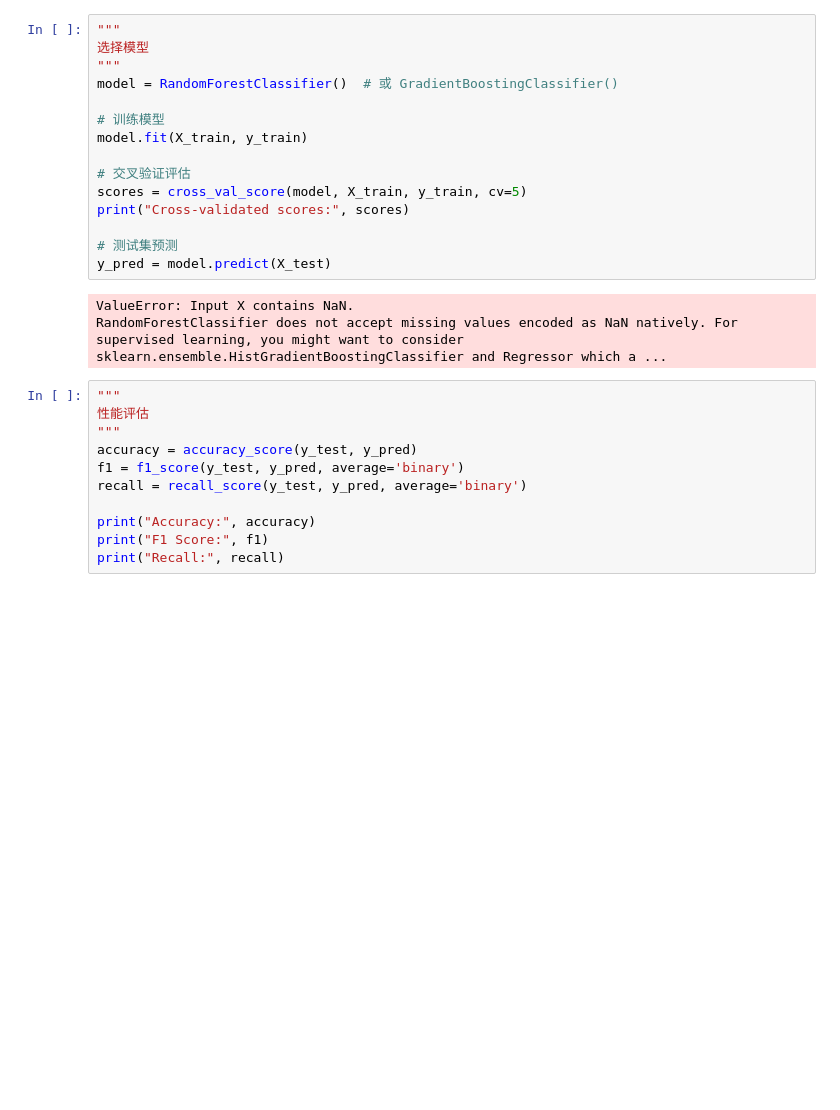
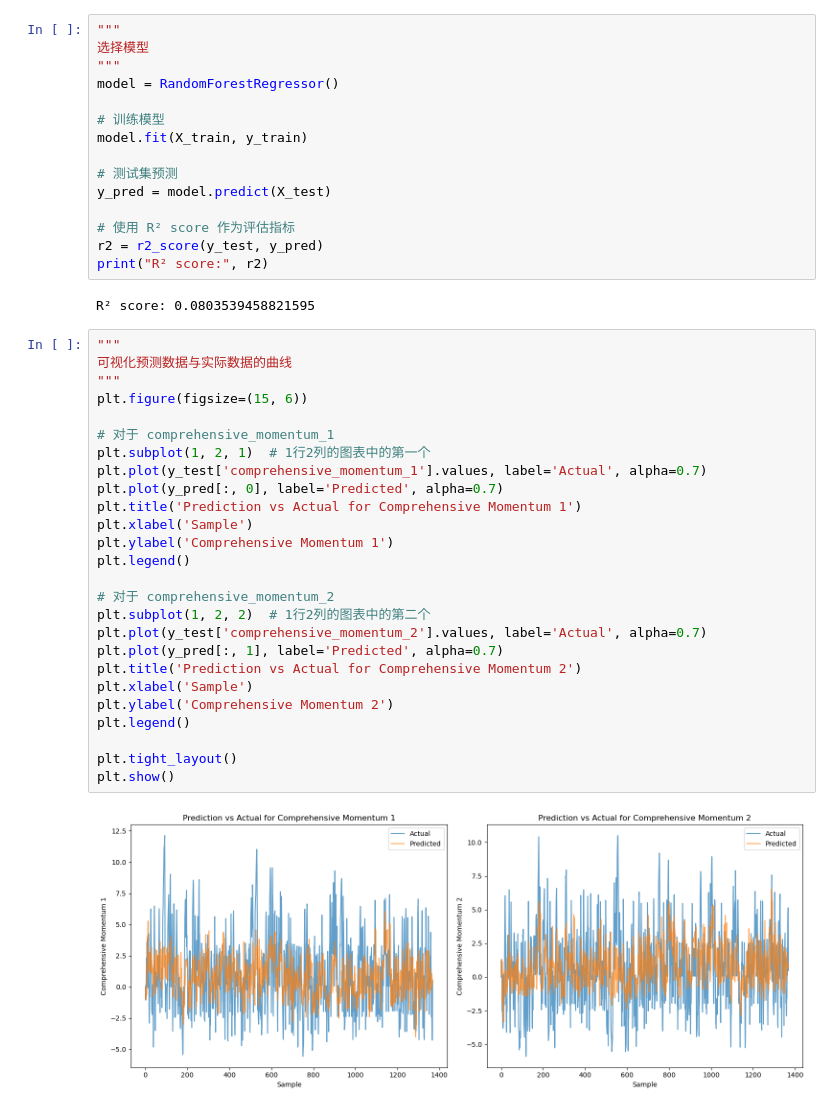
Before and after one commit to doctorzu/2024-C-, a Jupyter notebook: code/event.ipynb, the cells around one changed output. Saved outputs shown, nothing was run; the diff lists cells and outputs as text; blank space fills up the shorter version.

```diff
--- a/code/event.ipynb
+++ b/code/event.ipynb
@@ -60,28 +58,44 @@ X_test = scaler.transform(X_test)
 """
 选择模型
 """
-model = RandomForestClassifier()  # 或 GradientBoostingClassifier()
+model = RandomForestRegressor()
 
 # 训练模型
 model.fit(X_train, y_train)
 
-# 交叉验证评估
-scores = cross_val_score(model, X_train, y_train, cv=5)
-print("Cross-validated scores:", scores)
-
 # 测试集预测
 y_pred = model.predict(X_test)
+
+# 使用 R² score 作为评估指标
+r2 = r2_score(y_test, y_pred)
+print("R² score:", r2)
 # %% [output]
-ValueError: Input X contains NaN.
-RandomForestClassifier does not accept missing values encoded as NaN natively. For supervised learning, you might want to consider sklearn.ensemble.HistGradientBoostingClassifier and Regressor which a ...
+R² score: 0.0803539458821595
 # %%
 """
-性能评估
+可视化预测数据与实际数据的曲线
 """
-accuracy = accuracy_score(y_test, y_pred)
-f1 = f1_score(y_test, y_pred, average='binary')
-recall = recall_score(y_test, y_pred, average='binary')
+plt.figure(figsize=(15, 6))
 
-print("Accuracy:", accuracy)
-print("F1 Score:", f1)
-print("Recall:", recall)
+# 对于 comprehensive_momentum_1
+plt.subplot(1, 2, 1)  # 1行2列的图表中的第一个
+plt.plot(y_test['comprehensive_momentum_1'].values, label='Actual', alpha=0.7)
+plt.plot(y_pred[:, 0], label='Predicted', alpha=0.7)
+plt.title('Prediction vs Actual for Comprehensive Momentum 1')
+plt.xlabel('Sample')
+plt.ylabel('Comprehensive Momentum 1')
+plt.legend()
+
+# 对于 comprehensive_momentum_2
+plt.subplot(1, 2, 2)  # 1行2列的图表中的第二个
+plt.plot(y_test['comprehensive_momentum_2'].values, label='Actual', alpha=0.7)
+plt.plot(y_pred[:, 1], label='Predicted', alpha=0.7)
+plt.title('Prediction vs Actual for Comprehensive Momentum 2')
+plt.xlabel('Sample')
+plt.ylabel('Comprehensive Momentum 2')
+plt.legend()
+
+plt.tight_layout()
+plt.show()
+# %% [output]
+[figure, added]
```
Also changed, not shown: parts of 6 cells of this notebook.
